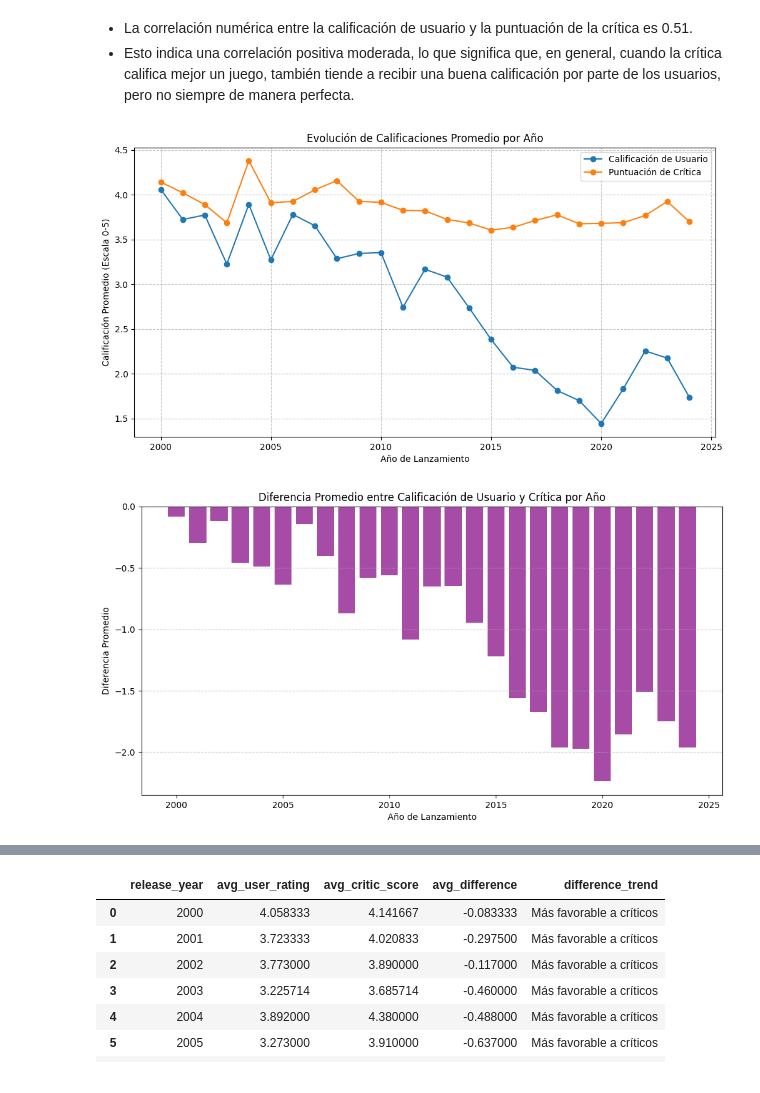
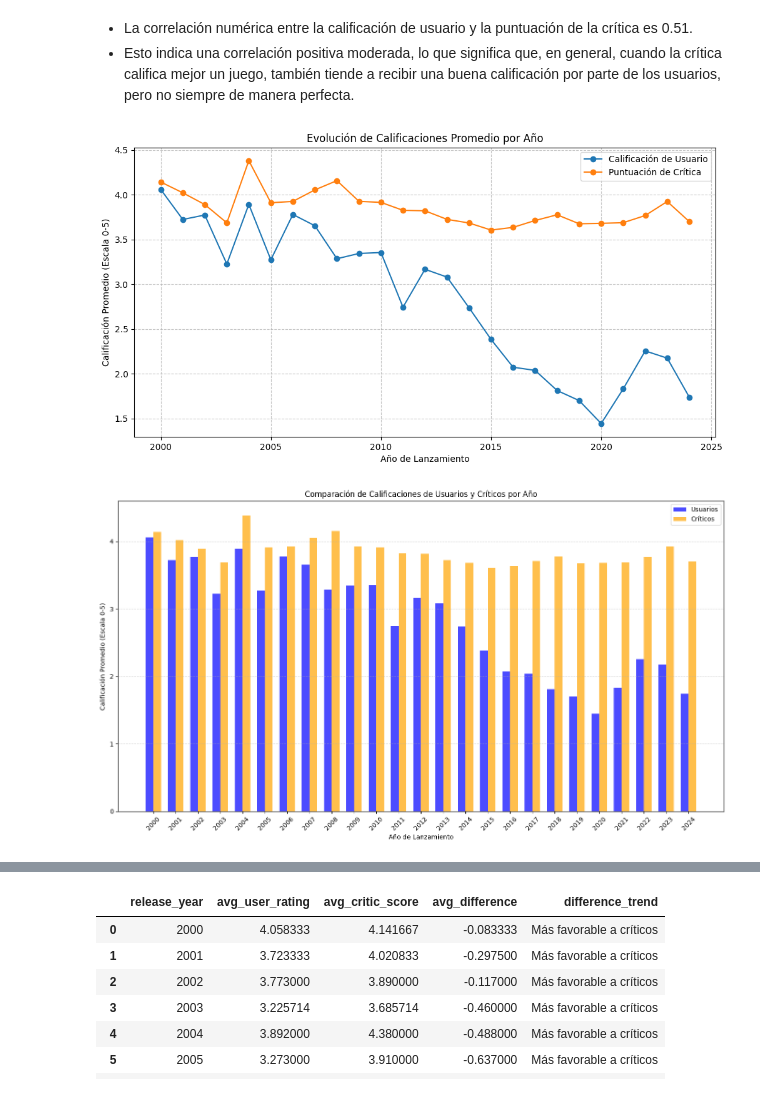
Before and after one commit to andreszaragoza/Eda-Andres, a Jupyter notebook: Analisis_Andres/notebooks/Analisis_Datos.ipynb, the cells around one changed output, grey strips where cells are left out. Saved outputs shown, nothing was run; the diff lists cells and outputs as text; code cells hidden in the pictures.

```diff
--- a/Analisis_Andres/notebooks/Analisis_Datos.ipynb
+++ b/Analisis_Andres/notebooks/Analisis_Datos.ipynb
@@ -1334,31 +1333,42 @@ plt.show()
 - La correlación numérica entre la calificación de usuario y la puntuación de la crítica es 0.51.
 - Esto indica una correlación positiva moderada, lo que significa que, en general, cuando la crítica califica mejor un juego, también tiende a recibir una buena calificación por parte de los usuarios, pero no siempre de manera perfecta.
 # %%
+import numpy as np
 df['release_year'] = pd.to_datetime(df['released'], errors='coerce').dt.year
+df['rating_difference'] = df['rating'] - (df['metacritic'] / 20)
+
+'''Agrupar los datos por año de lanzamiento'''
 ratings_by_year = df.groupby('release_year').agg(
     avg_user_rating=('rating', 'mean'),
-    avg_critic_score=('metacritic', lambda x: x.mean() / 20),  # Convert Metacritic to 0-5 scale
+    avg_critic_score=('metacritic', lambda x: x.mean() / 20),
     avg_difference=('rating_difference', 'mean')
 ).dropna().reset_index()
 
+'''Graficar'''
 plt.figure(figsize=(12, 6))
 plt.plot(ratings_by_year['release_year'], ratings_by_year['avg_user_rating'], label='Calificación de Usuario', marker='o')
 plt.plot(ratings_by_year['release_year'], ratings_by_year['avg_critic_score'], label='Puntuación de Crítica', marker='o')
 plt.title('Evolución de Calificaciones Promedio por Año')
 plt.xlabel('Año de Lanzamiento')
 plt.ylabel('Calificación Promedio (Escala 0-5)')
 plt.legend()
 plt.grid(True, linestyle='--', alpha=0.7)
 plt.show()
 
+x = np.arange(len(ratings_by_year['release_year']))  # Posiciones en el eje X
+width = 0.35  # Ancho de las barras
 
-plt.figure(figsize=(12, 6))
-plt.bar(ratings_by_year['release_year'], ratings_by_year['avg_difference'], color='purple', alpha=0.7)
-plt.title('Diferencia Promedio entre Calificación de Usuario y Crítica por Año')
+plt.figure(figsize=(14, 8))
+plt.bar(x - width/2, ratings_by_year['avg_user_rating'], width, label='Usuarios', color='blue', alpha=0.7)
+plt.bar(x + width/2, ratings_by_year['avg_critic_score'], width, label='Críticos', color='orange', alpha=0.7)
+plt.xticks(x, ratings_by_year['release_year'], rotation=45)
+plt.title('Comparación de Calificaciones de Usuarios y Críticos por Año')
 plt.xlabel('Año de Lanzamiento')
-plt.ylabel('Diferencia Promedio')
-plt.grid(axis='y', linestyle='--', alpha=0.7)
+plt.ylabel('Calificación Promedio (Escala 0-5)')
+plt.legend()
+plt.grid(axis='y', linestyle='--', alpha=0.5)
+plt.tight_layout()
 plt.show()
 # %% [output]
 [figure]
-[figure, old version]
+[figure, new version]
```
Also changed, not shown: parts of 4 cells of this notebook.
